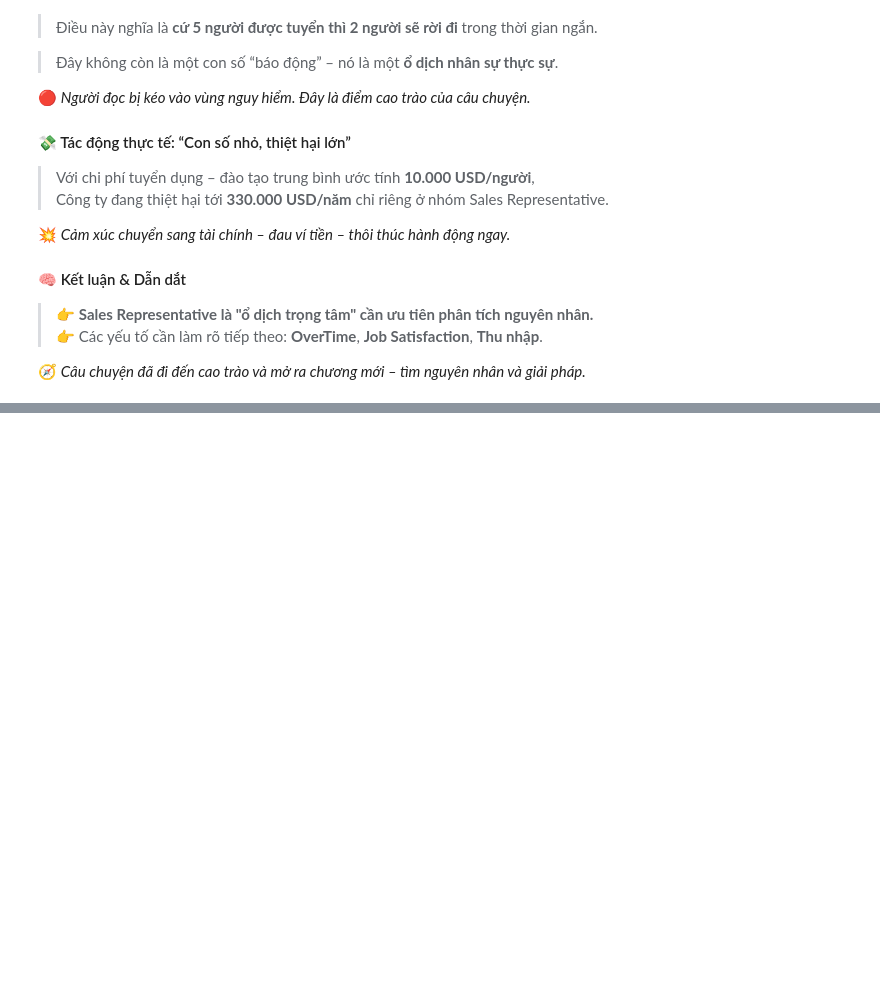
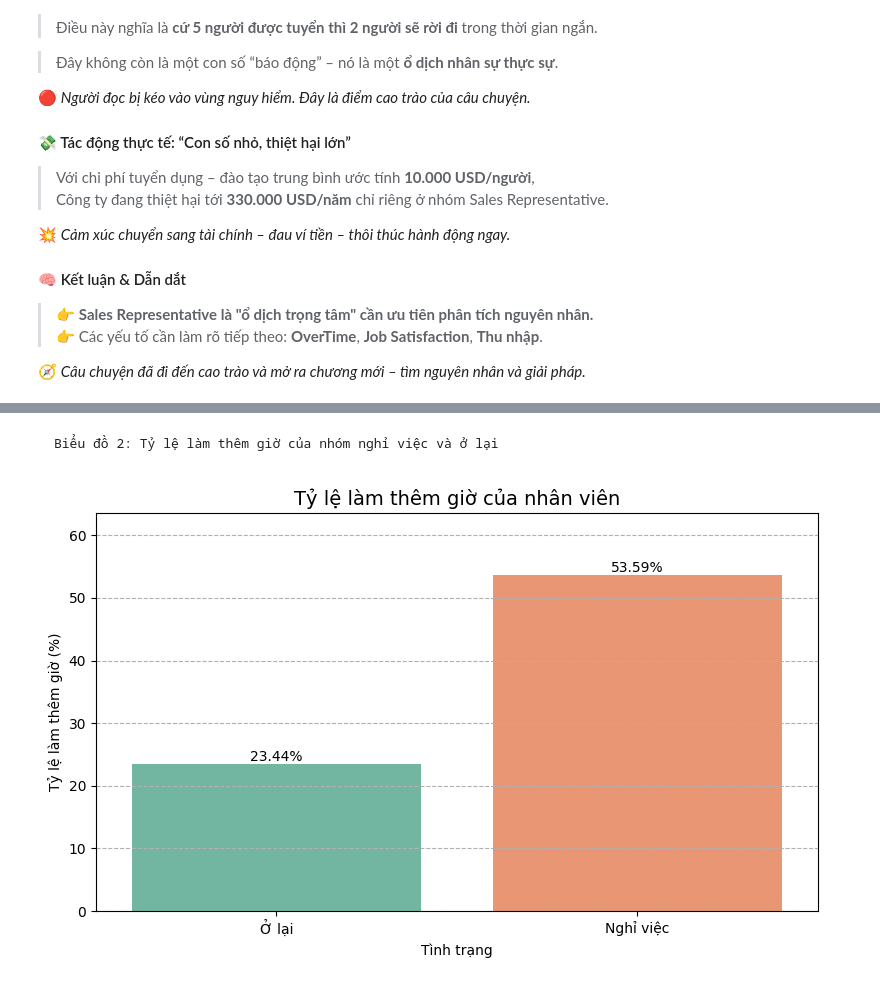
Before and after one commit to CongDon1207/DataStorytelling-EmployeeChurn-Superset, a Jupyter notebook: Final_Project.ipynb, the cells around one changed output, grey strips where cells are left out. Drawn from its saved outputs; the diff is of its cells as text; code cells hidden in the pictures; blank space fills up the shorter version.

```diff
--- a/Final_Project.ipynb
+++ b/Final_Project.ipynb
@@ -390,0 +677,34 @@ Passing `palette` without assigning `hue` is deprecated and will be removed in v
+# %% [markdown]
+    Biểu đồ 2: Tỷ lệ làm thêm giờ của nhóm nghỉ việc và ở lại
+# %%
+
+# Dữ liệu biểu đồ
+df_plot = pd.DataFrame({
+    'Tình trạng': ['Ở lại', 'Nghỉ việc'],
+    'Tỷ lệ làm thêm': [ty_le_overtime_o_lai, ty_le_overtime_nghi]
+})
+
+plt.figure(figsize=(8, 5 ))
+ax = sns.barplot(
+    data=df_plot,
+    x='Tình trạng',
+    y='Tỷ lệ làm thêm',
+    hue='Tình trạng',         # sửa lỗi cảnh báo
+    palette='Set2',
+    legend=False
+)
+plt.title('Tỷ lệ làm thêm giờ của nhân viên', fontsize=14)
+plt.ylabel('Tỷ lệ làm thêm giờ (%)')
+plt.grid(axis='y', linestyle='--')
+
+# Nhãn trên cột
+for p in ax.patches:
+    height = p.get_height()
+    ax.text(p.get_x() + p.get_width() / 2., height + 0.5,
+            f'{height:.2f}%', ha='center', fontsize=10)
+
+plt.ylim(0, max(ty_le_overtime_nghi, ty_le_overtime_o_lai) + 10)
+plt.tight_layout()
+plt.show()
+# %% [output]
+[figure, added]
```
Also changed, not shown: parts of 42 cells of this notebook.
